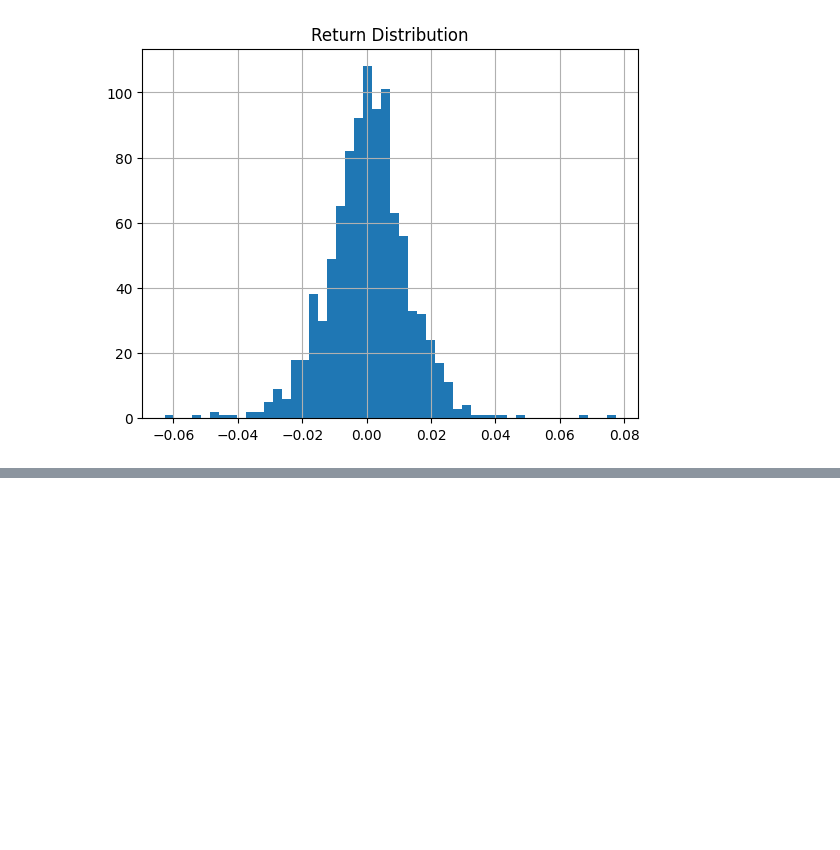
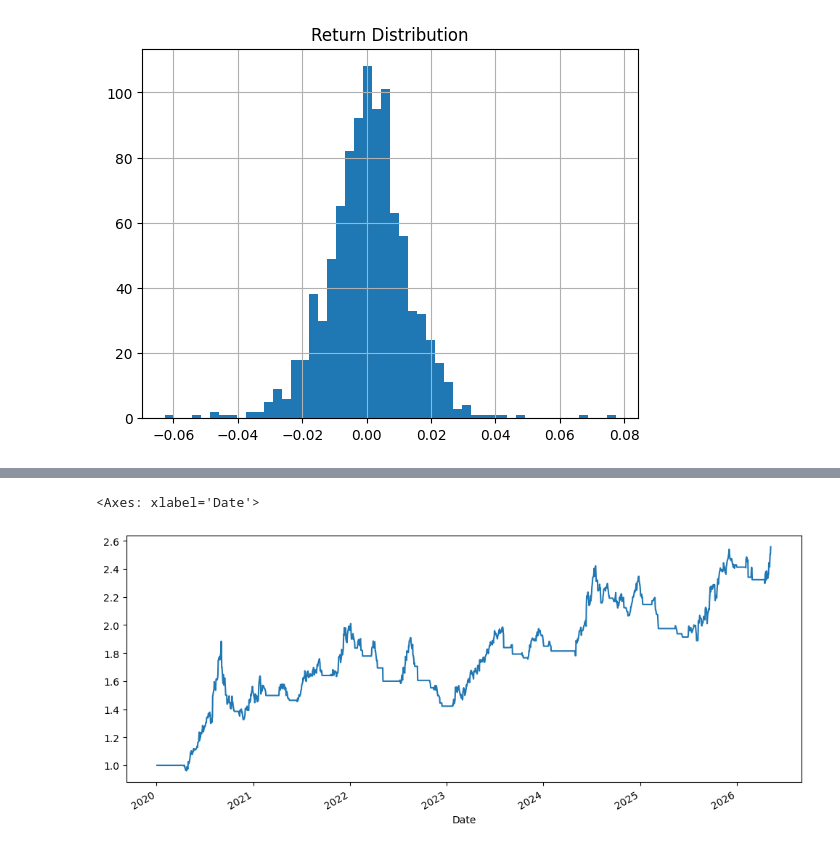
Before and after one commit to mas-analytics/quant-practice, a Jupyter notebook: analysis.ipynb, the cells around one changed output, grey strips where cells are left out. Saved outputs shown, nothing was run; the diff lists cells and outputs as text; code cells hidden in the pictures; blank space fills up the shorter version.

```diff
--- a/analysis.ipynb
+++ b/analysis.ipynb
@@ -139,0 +375,2 @@ df.to_csv("data/^N225_data.csv")
+# %%
+returns=close.pct_change()
@@ -139,0 +391,2 @@ df.to_csv("data/^N225_data.csv")
+# %%
+strategy_returns=signal.shift(1).fillna(False).astype(int)*returns
@@ -139,0 +397,2 @@ df.to_csv("data/^N225_data.csv")
+# %%
+cumulative_returns=(1+strategy_returns).cumprod()
@@ -139,0 +409,5 @@ df.to_csv("data/^N225_data.csv")
+# %%
+cumulative_returns.plot(figsize=(12,5))
+# %% [output]
+<Axes: xlabel='Date'>
+[figure, added]
```
Also changed, not shown: parts of 41 cells of this notebook.
